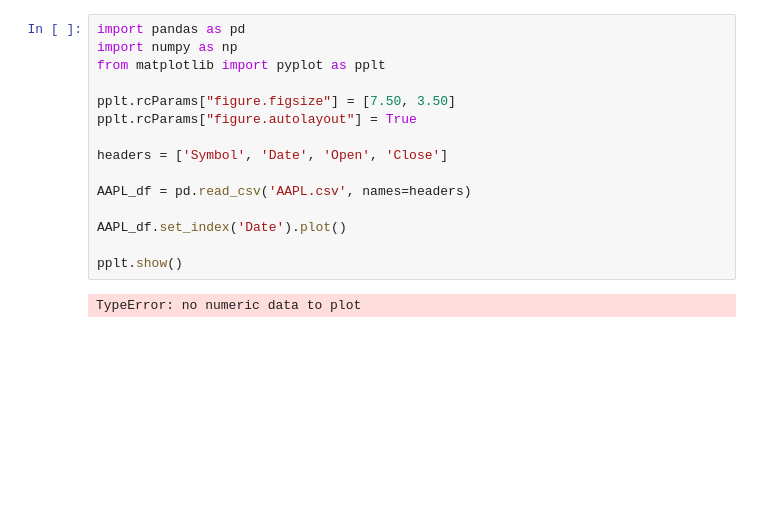
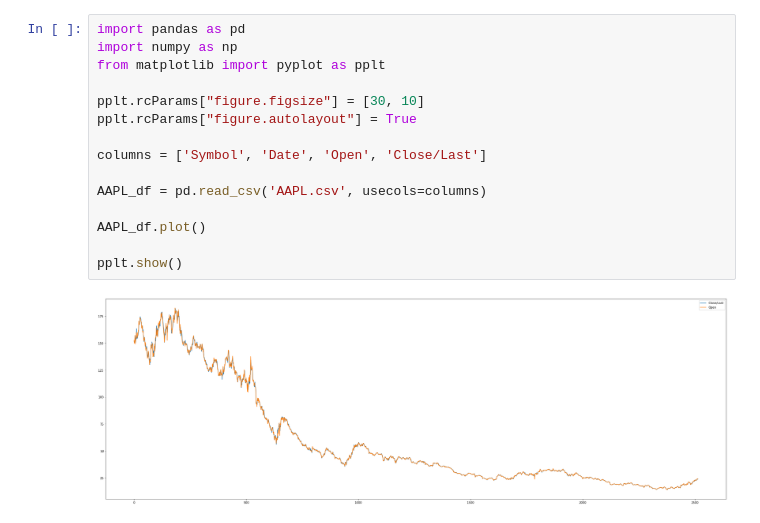
Before and after one commit to Mikdown/CL-Data-Main, a Jupyter notebook: stock_plots.ipynb, the cells around one changed output. Saved outputs shown, nothing was run; the diff lists cells and outputs as text; blank space fills up the shorter version.

Commit message:
Added plot

```diff
--- a/stock_plots.ipynb
+++ b/stock_plots.ipynb
@@ -1,17 +1,17 @@
 # %%
 import pandas as pd
 import numpy as np
 from matplotlib import pyplot as pplt
 
-pplt.rcParams["figure.figsize"] = [7.50, 3.50]
+pplt.rcParams["figure.figsize"] = [30, 10]
 pplt.rcParams["figure.autolayout"] = True
 
-headers = ['Symbol', 'Date', 'Open', 'Close']
+columns = ['Symbol', 'Date', 'Open', 'Close/Last']
 
-AAPL_df = pd.read_csv('AAPL.csv', names=headers)
+AAPL_df = pd.read_csv('AAPL.csv', usecols=columns)
 
-AAPL_df.set_index('Date').plot()
+AAPL_df.plot()
 
 pplt.show()
 # %% [output]
-TypeError: no numeric data to plot
+[figure, added]
```
